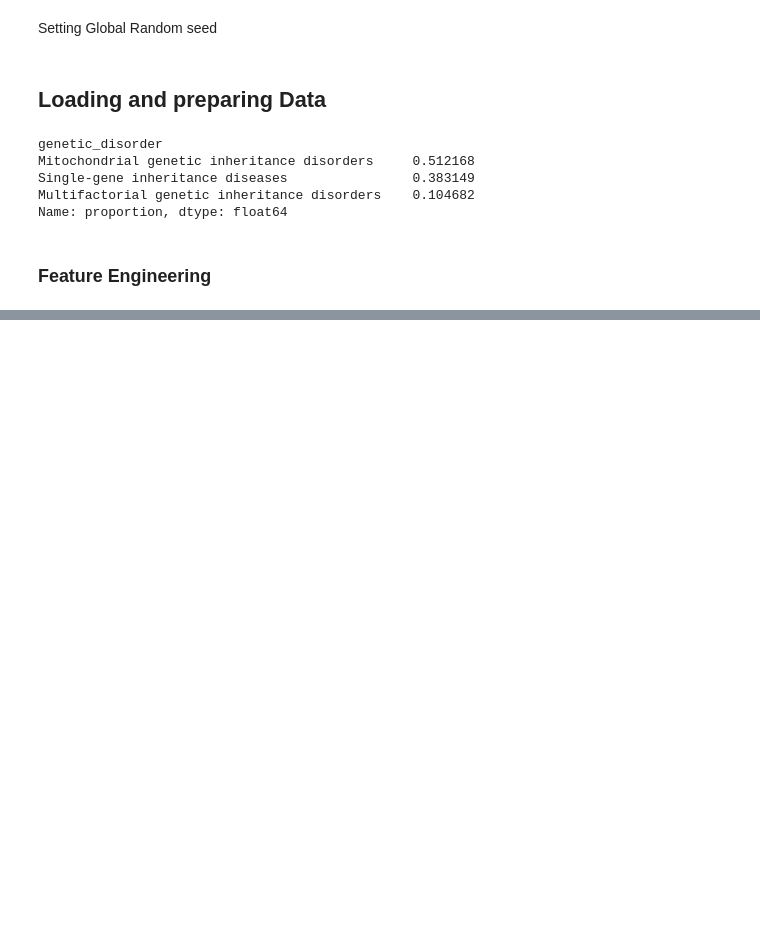
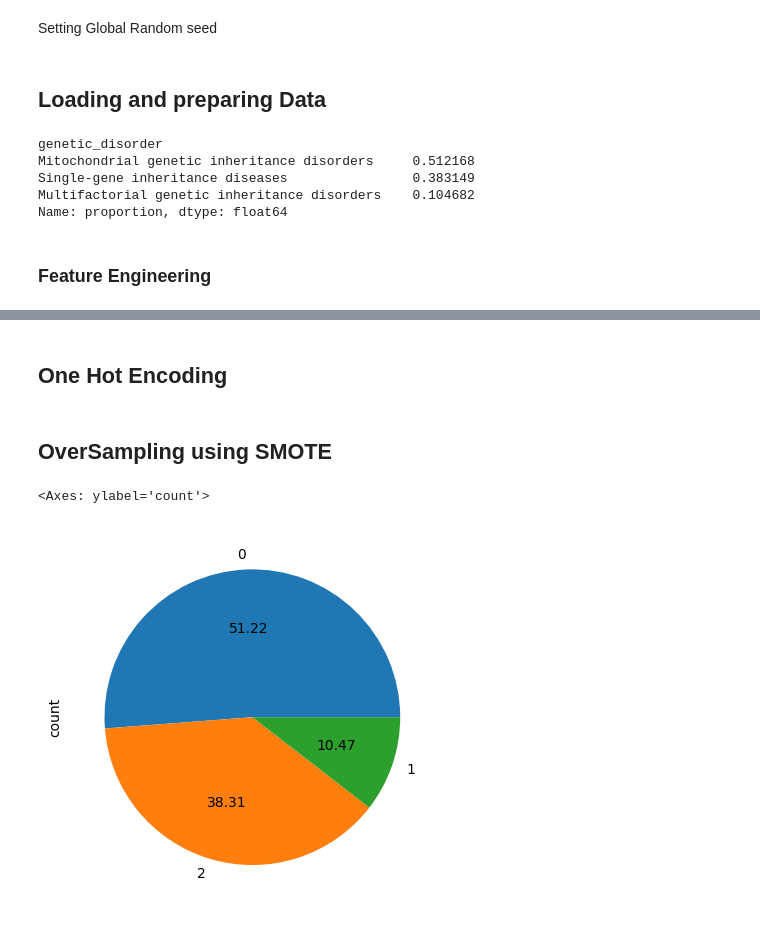
Before and after one commit to Mohittiwari23/Genetic_Disorder_Predictor-GUI, a Jupyter notebook: model.ipynb, the cells around one changed output, grey strips where cells are left out. Drawn from its saved outputs; the diff is of its cells as text; code cells hidden in the pictures; blank space fills up the shorter version.

```diff
--- a/model.ipynb
+++ b/model.ipynb
@@ -103,5 +118,16 @@ for col in categorical_cols:
+# %% [markdown]
+## One Hot Encoding
 # %%
 onehot_encoder = OneHotEncoder(handle_unknown='ignore', sparse_output=False)
 encoded_array = onehot_encoder.fit_transform(df[['age_group']])
 encoded_df = pd.DataFrame(encoded_array, columns=onehot_encoder.get_feature_names_out(['age_group']))
 df_final = pd.concat([df.drop(columns=['age_group']).reset_index(drop=True), encoded_df], axis=1)
+# %% [markdown]
+## OverSampling using SMOTE
+# %%
+X = df_final.drop(['genetic_disorder','disorder_subclass'], axis=1)
+y = df_final['genetic_disorder']
+y.value_counts().plot.pie(autopct='%.2f')
+# %% [output]
+<Axes: ylabel='count'>
+[figure, added]
```
Also changed, not shown: parts of 39 cells of this notebook, 10 other files.
